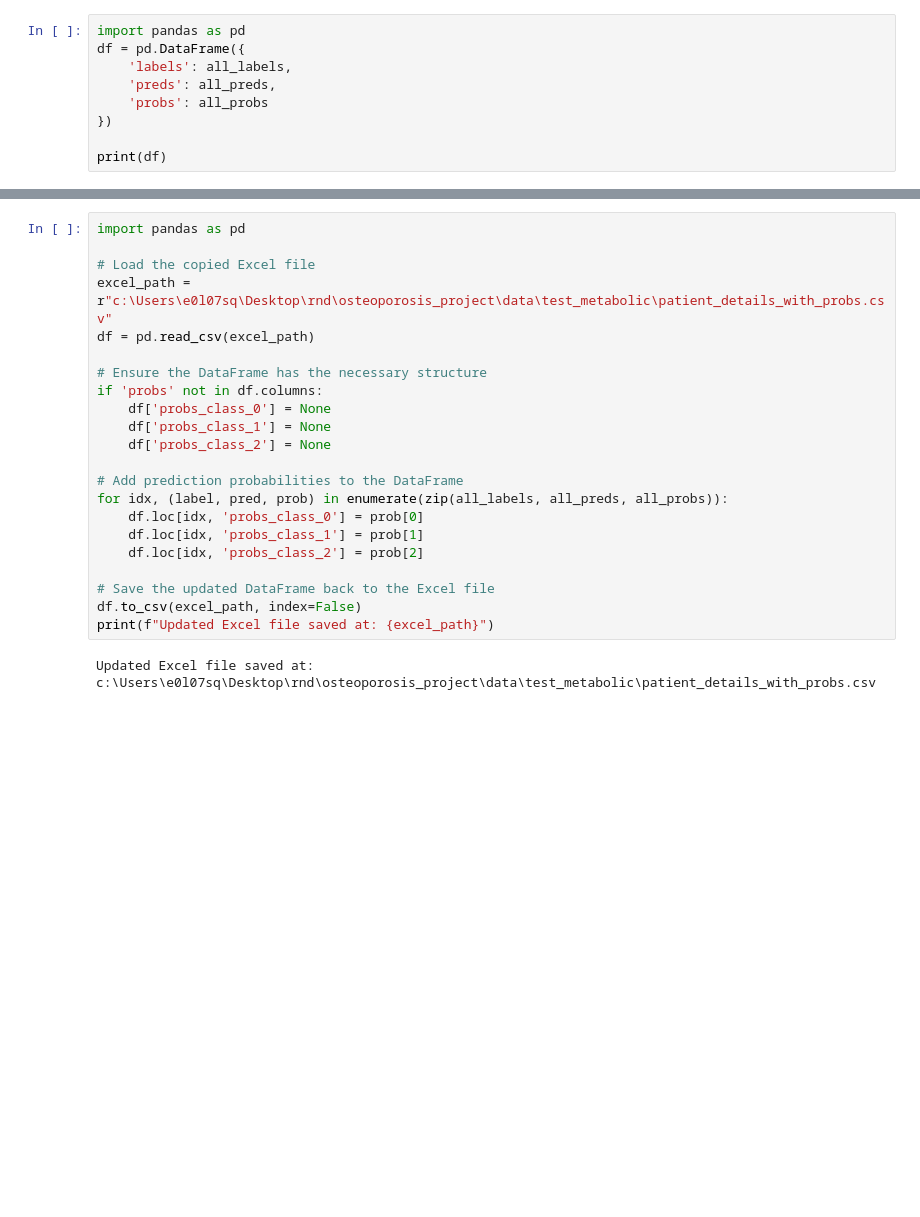
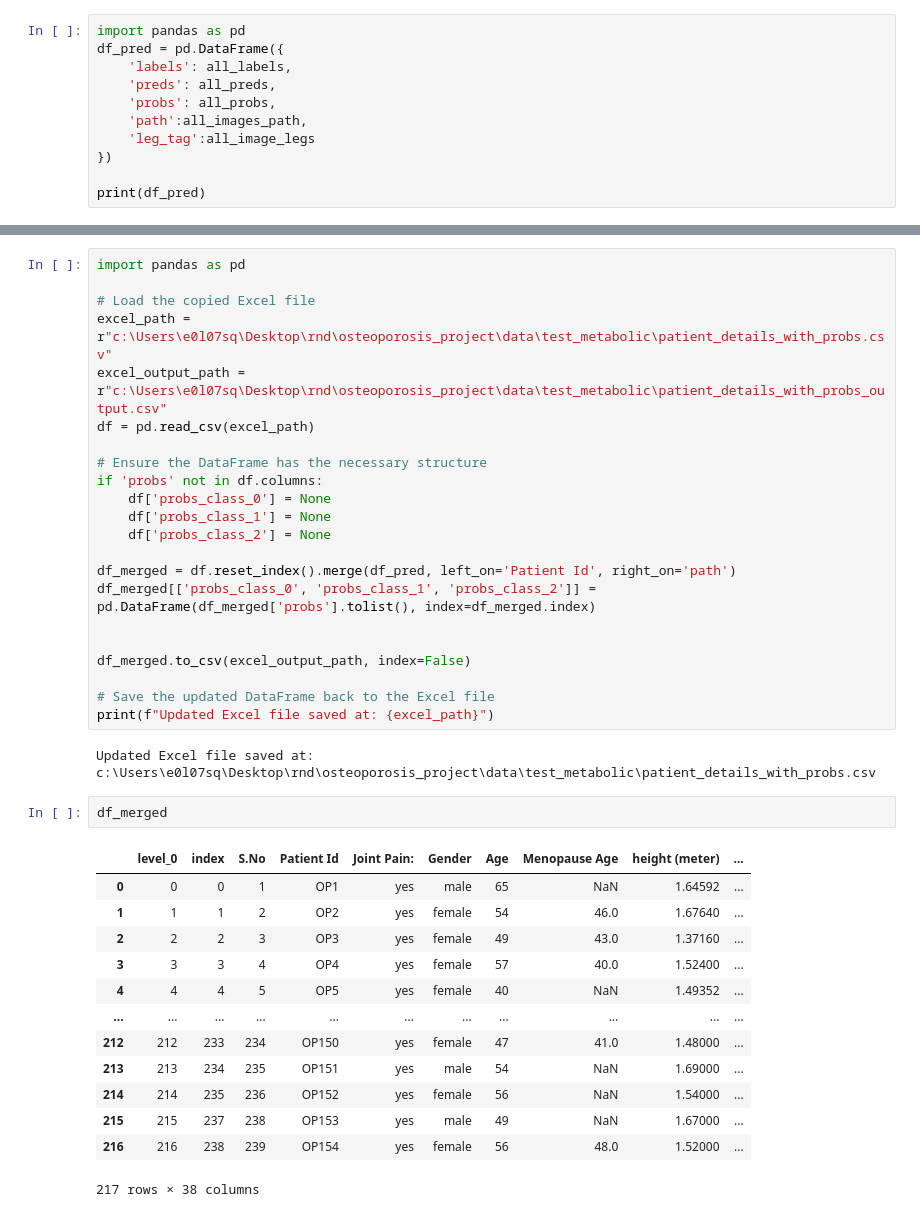
Before and after one commit to eladlaks/osteoporosis_project, a Jupyter notebook: predict.ipynb, the cells around one changed output, grey strips where cells are left out. Cells and saved outputs as stored; diff of their text form; blank space fills up the shorter version.

```diff
--- a/predict.ipynb
+++ b/predict.ipynb
@@ -112,10 +137,12 @@ all_probs)
 # %%
 import pandas as pd
-df = pd.DataFrame({
+df_pred = pd.DataFrame({
     'labels': all_labels,
     'preds': all_preds,
-    'probs': all_probs
+    'probs': all_probs,
+    'path':all_images_path,
+    'leg_tag':all_image_legs
 })
 
-print(df)
+print(df_pred)
 # %% [output]
@@ -205,6 +216,7 @@ import pandas as pd
 
 # Load the copied Excel file
 excel_path = r"c:\Users\e0l07sq\Desktop\rnd\osteoporosis_project\data\test_metabolic\patient_details_with_probs.csv"
+excel_output_path = r"c:\Users\e0l07sq\Desktop\rnd\osteoporosis_project\data\test_metabolic\patient_details_with_probs_output.csv"
 df = pd.read_csv(excel_path)
 
 # Ensure the DataFrame has the necessary structure
@@ -213,14 +225,29 @@ if 'probs' not in df.columns:
     df['probs_class_1'] = None
     df['probs_class_2'] = None
 
-# Add prediction probabilities to the DataFrame
-for idx, (label, pred, prob) in enumerate(zip(all_labels, all_preds, all_probs)):
-    df.loc[idx, 'probs_class_0'] = prob[0]
-    df.loc[idx, 'probs_class_1'] = prob[1]
-    df.loc[idx, 'probs_class_2'] = prob[2]
+df_merged = df.reset_index().merge(df_pred, left_on='Patient Id', right_on='path')
+df_merged[['probs_class_0', 'probs_class_1', 'probs_class_2']] = pd.DataFrame(df_merged['probs'].tolist(), index=df_merged.index)
+
+
+df_merged.to_csv(excel_output_path, index=False)
 
 # Save the updated DataFrame back to the Excel file
-df.to_csv(excel_path, index=False)
 print(f"Updated Excel file saved at: {excel_path}")
 # %% [output]
 Updated Excel file saved at: c:\Users\e0l07sq\Desktop\rnd\osteoporosis_project\data\test_metabolic\patient_details_with_probs.csv
+# %%
+df_merged
+# %% [output]
+|  | level_0 | index | S.No | Patient Id | Joint Pain: | Gender | Age | Menopause Age | height (meter) | ... |
+| 0 | 0 | 0 | 1 | OP1 | yes | male | 65 | NaN | 1.64592 | ... |
+| 1 | 1 | 1 | 2 | OP2 | yes | female | 54 | 46.0 | 1.67640 | ... |
+| 2 | 2 | 2 | 3 | OP3 | yes | female | 49 | 43.0 | 1.37160 | ... |
+| 3 | 3 | 3 | 4 | OP4 | yes | female | 57 | 40.0 | 1.52400 | ... |
+| 4 | 4 | 4 | 5 | OP5 | yes | female | 40 | NaN | 1.49352 | ... |
+| ... | ... | ... | ... | ... | ... | ... | ... | ... | ... | ... |
+| 212 | 212 | 233 | 234 | OP150 | yes | female | 47 | 41.0 | 1.48000 | ... |
+| 213 | 213 | 234 | 235 | OP151 | yes | male | 54 | NaN | 1.69000 | ... |
+| 214 | 214 | 235 | 236 | OP152 | yes | female | 56 | NaN | 1.54000 | ... |
+| 215 | 215 | 237 | 238 | OP153 | yes | male | 49 | NaN | 1.67000 | ... |
+| 216 | 216 | 238 | 239 | OP154 | yes | female | 56 | 48.0 | 1.52000 | ... |
+217 rows × 38 columns
```
Also changed, not shown: parts of 13 cells of this notebook, 5 other files.
